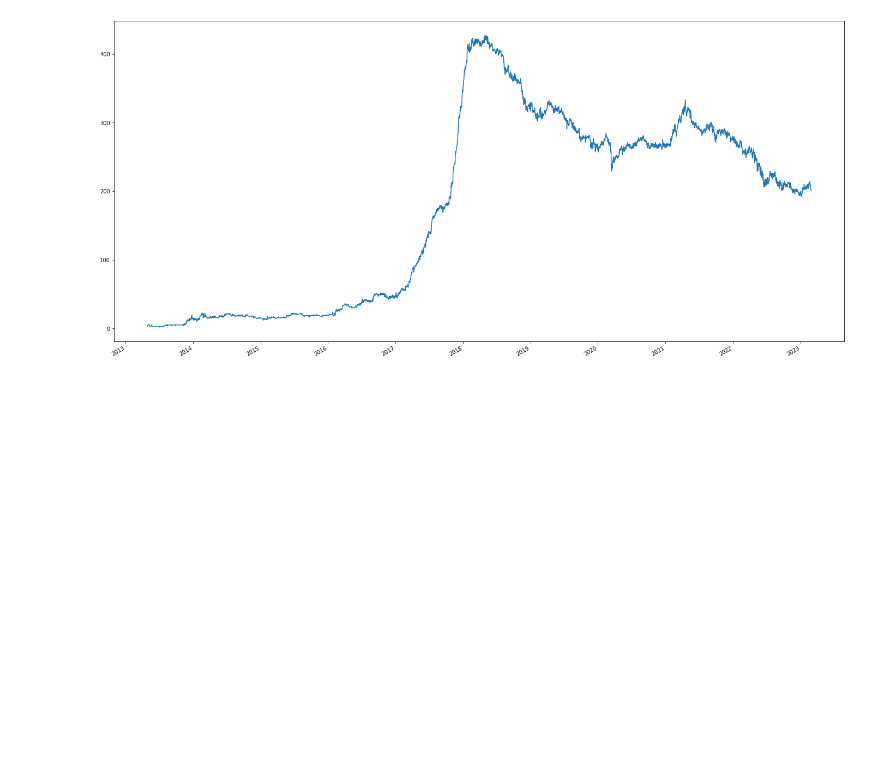
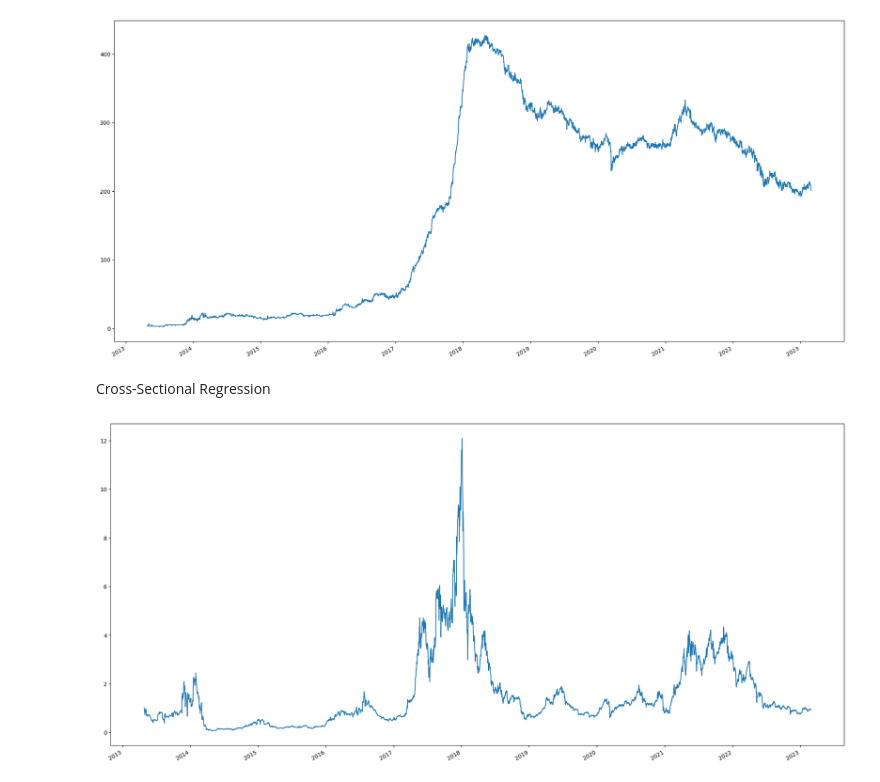
Before and after one commit to Jack-ryu/crypto_paper, a Jupyter notebook: z_progress.ipynb, the cells around one changed output. Drawn from its saved outputs; the diff is of its cells as text; code cells hidden in the pictures; blank space fills up the shorter version.

Commit message:
cross-sectional added

```diff
--- a/z_progress.ipynb
+++ b/z_progress.ipynb
@@ -126,3 +123,29 @@ screen_by_mktcap.count(axis=1).plot()
 # %% [output]
 <AxesSubplot:>
 [figure]
+# %% [markdown]
+Cross-Sectional Regression
+# %%
+q1_bound = daily_return.apply(lambda x: np.nanquantile(x, 0.333), axis=1)
+q2_bound = daily_return.apply(lambda x: np.nanquantile(x, 0.666), axis=1)
+# q2가 더 큰 수임
+# %%
+q1_mask = daily_return.apply(lambda x: x < q1_bound, axis=0)
+q2_mask = (daily_return.apply(lambda x: x >= q1_bound, axis=0)) & \
+          (daily_return.apply(lambda x: x < q2_bound, axis=0))
+q3_mask = daily_return.apply(lambda x: x >= q2_bound, axis=0)
+# %%
+# 횡단면 Momentum의 분위수로 screening 한 것의 weight를 구함
+q1_weight = (q1_mask * mktcap_df_screened) \
+            .apply(lambda x: x / np.nansum(x), axis=1)
+q2_weight = (q2_mask * mktcap_df_screened) \
+            .apply(lambda x: x / np.nansum(x), axis=1)
+q3_weight = (q3_mask * mktcap_df_screened) \
+            .apply(lambda x: x / np.nansum(x), axis=1)
+# %%
+# weight된 수익률을 구함
+((q1_weight * daily_return.shift(-1)).sum(axis=1) + 1) \
+                          .cumprod() \
+                          .plot(figsize=(24,12));
+# %% [output]
+[figure, added]
```
Also changed, not shown: parts of 3 cells of this notebook, 1 other file.
